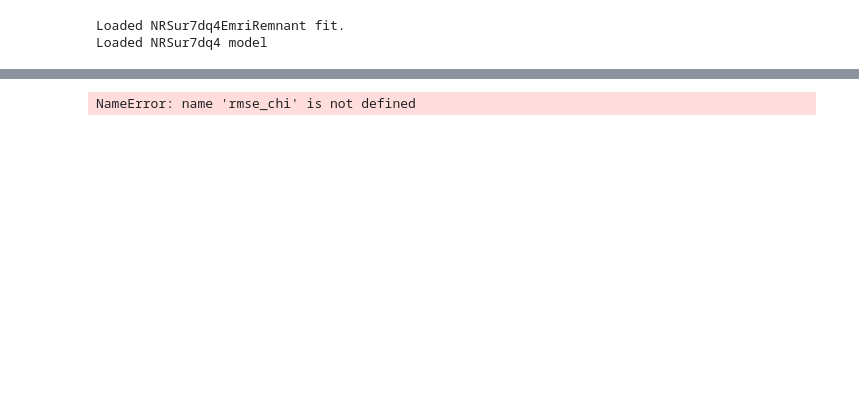
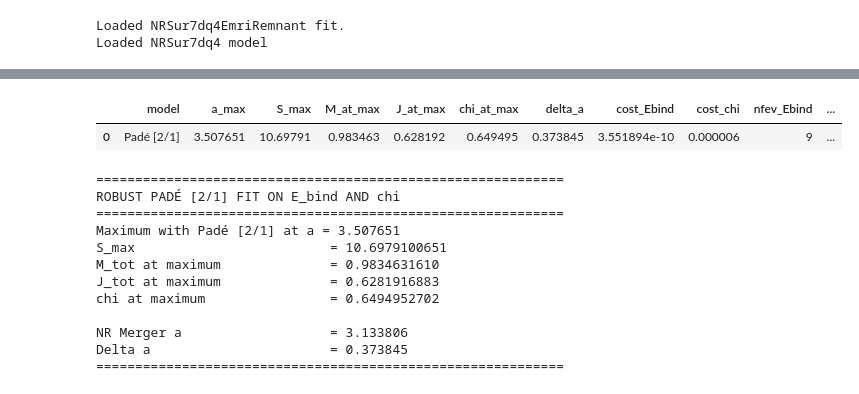
Before and after one commit to giacomobrugali/Entropy-conjecture, a Jupyter notebook: Entropy-conjecture/2PN_Analysis/2PN.ipynb, the cells around one changed output, grey strips where cells are left out. Cells and saved outputs as stored; diff of their text form; code cells hidden in the pictures; blank space fills up the shorter version.

```diff
--- a/Entropy-conjecture/2PN_Analysis/2PN.ipynb
+++ b/Entropy-conjecture/2PN_Analysis/2PN.ipynb
@@ -1048,13 +1777,10 @@ accepted_results = [
         "J_at_max": J_at_max,
         "chi_at_max": chi_at_max,
         "delta_a": delta_a,
-        "rmse_Ebind": rmse_Ebind,
-        "rmse_chi": rmse_chi,
         "cost_Ebind": result_Ebind.cost,
         "cost_chi": result_chi.cost,
         "nfev_Ebind": result_Ebind.nfev,
-        "nfev_chi": result_chi.nfev,
-        "valid_fraction": valid_fraction
+        "nfev_chi": result_chi.nfev
     }
 ]
 
@@ -1069,34 +1795,47 @@ pade_curves = {
         "J_extrap": J_extrap,
         "chi_extrap": chi_extrap,
         "ENT_extrap": ENT_extrap,
         "popt_Ebind": popt_Ebind,
         "popt_chi": popt_chi,
         "result_Ebind": result_Ebind,
         "result_chi": result_chi,
         "physical_mask": physical_mask
     }
 }
 
 display(results_df)
 
 
 print("============================================================")
 print("ROBUST PADÉ [2/1] FIT ON E_bind AND chi")
 print("============================================================")
 
 print(f"Maximum with Padé [2/1] at a = {a_max_entropy:.6f}")
 print(f"S_max                         = {S_max_entropy:.10f}")
 print(f"M_tot at maximum              = {M_at_max:.10f}")
 print(f"J_tot at maximum              = {J_at_max:.10f}")
 print(f"chi at maximum                = {chi_at_max:.10f}")
 print()
 
 print(f"NR Merger a                   = {a_merger:.6f}")
 print(f"Delta a                       = {delta_a:.6f}")
 
 print("============================================================")
 # %% [output]
+|  | model | a_max | S_max | M_at_max | J_at_max | chi_at_max | delta_a | cost_Ebind | cost_chi | nfev_Ebind | ... |
+| 0 | Padé [2/1] | 3.507651 | 10.69791 | 0.983463 | 0.628192 | 0.649495 | 0.373845 | 3.551894e-10 | 0.000006 | 9 | ... |
-NameError: name 'rmse_chi' is not defined
+============================================================
+ROBUST PADÉ [2/1] FIT ON E_bind AND chi
+============================================================
+Maximum with Padé [2/1] at a = 3.507651
+S_max                         = 10.6979100651
+M_tot at maximum              = 0.9834631610
+J_tot at maximum              = 0.6281916883
+chi at maximum                = 0.6494952702
+
+NR Merger a                   = 3.133806
+Delta a                       = 0.373845
+============================================================
 # %%
 sns.set_theme(style="ticks", context="paper")
 plt.rcParams.update({
```
Also changed, not shown: parts of 13 cells of this notebook, 28 other files.
